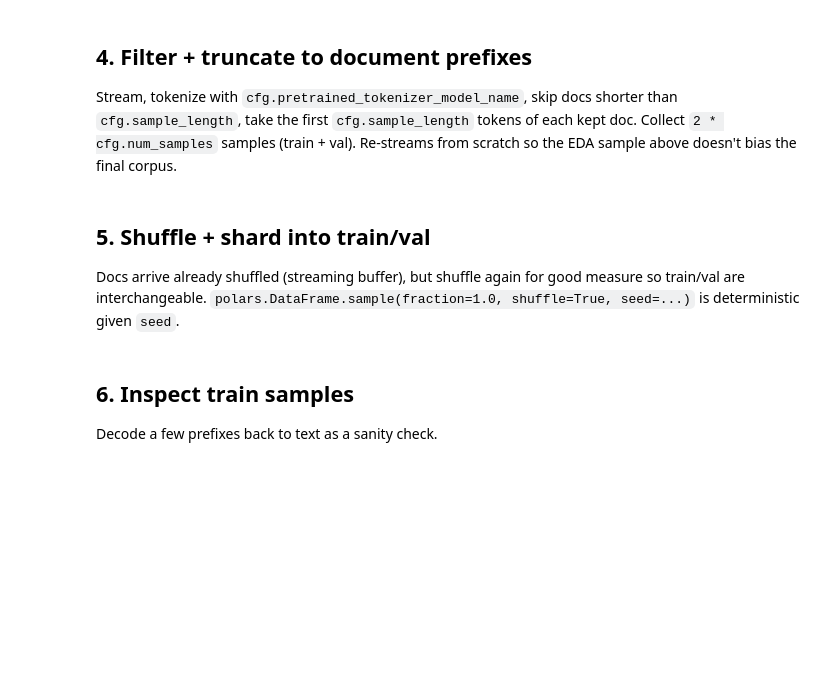
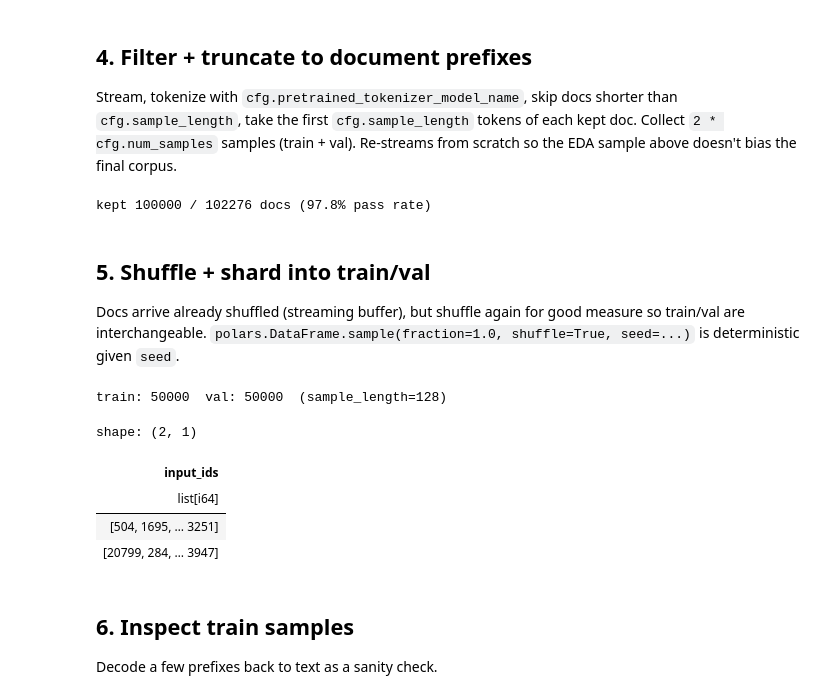
Before and after one commit to nlyu1/maxrl-statistics, a Jupyter notebook: experiments/corpus-regression/eda.ipynb, the cells around one changed output. Drawn from its saved outputs; the diff is of its cells as text; code cells hidden in the pictures; blank space fills up the shorter version.

```diff
--- a/experiments/corpus-regression/eda.ipynb
+++ b/experiments/corpus-regression/eda.ipynb
@@ -137,9 +223,9 @@ Stream, tokenize with `cfg.pretrained_tokenizer_model_name`, skip docs shorter t
 # %%
 target_total = 2 * cfg.num_samples
 
-ds_collect = load_dataset(dataset, name=dataset_config, split="train", streaming=True).shuffle(
-    seed=seed, buffer_size=10_000
-)
+ds_collect = load_dataset(
+    dataset, name=dataset_config, split="train", streaming=True
+).shuffle(seed=seed, buffer_size=10_000)
 
 samples: list[list[int]] = []
 docs_seen = 0
@@ -163,6 +249,8 @@ bar.close()
 
 keep_rate = docs_kept / max(docs_seen, 1)
 print(f"kept {docs_kept} / {docs_seen} docs ({keep_rate:.1%} pass rate)")
+# %% [output]
+kept 100000 / 102276 docs (97.8% pass rate)
 # %% [markdown]
 ## 5. Shuffle + shard into train/val
 
@@ -170,10 +258,19 @@ Docs arrive already shuffled (streaming buffer), but shuffle again for good meas
 # %%
 df = pl.DataFrame({"input_ids": samples}).sample(fraction=1.0, shuffle=True, seed=seed)
 train_df = df.head(cfg.num_samples)
 val_df = df.slice(cfg.num_samples, cfg.num_samples)
 assert len(train_df) == cfg.num_samples and len(val_df) == cfg.num_samples
-print(f"train: {len(train_df)}  val: {len(val_df)}  (sample_length={cfg.sample_length})")
+print(
+    f"train: {len(train_df)}  val: {len(val_df)}  (sample_length={cfg.sample_length})"
+)
 train_df.head(2)
+# %% [output]
+train: 50000  val: 50000  (sample_length=128)
+shape: (2, 1)
+| input_ids |
+| list[i64] |
+| [504, 1695, … 3251] |
+| [20799, 284, … 3947] |
 # %% [markdown]
 ## 6. Inspect train samples
 
```
Also changed, not shown: parts of 10 cells of this notebook, 8 other files.
